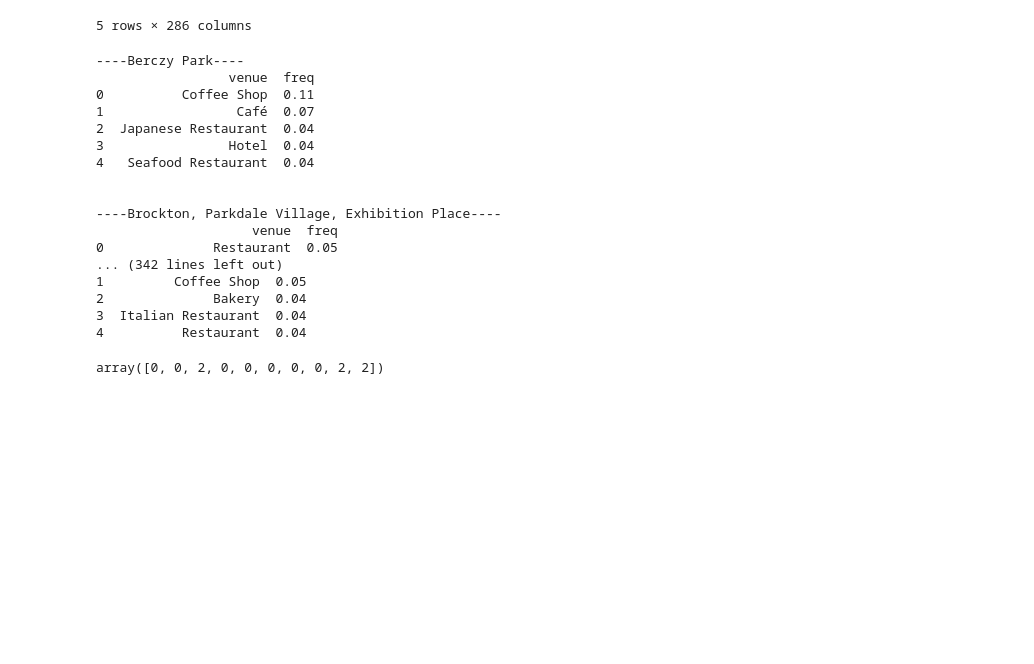
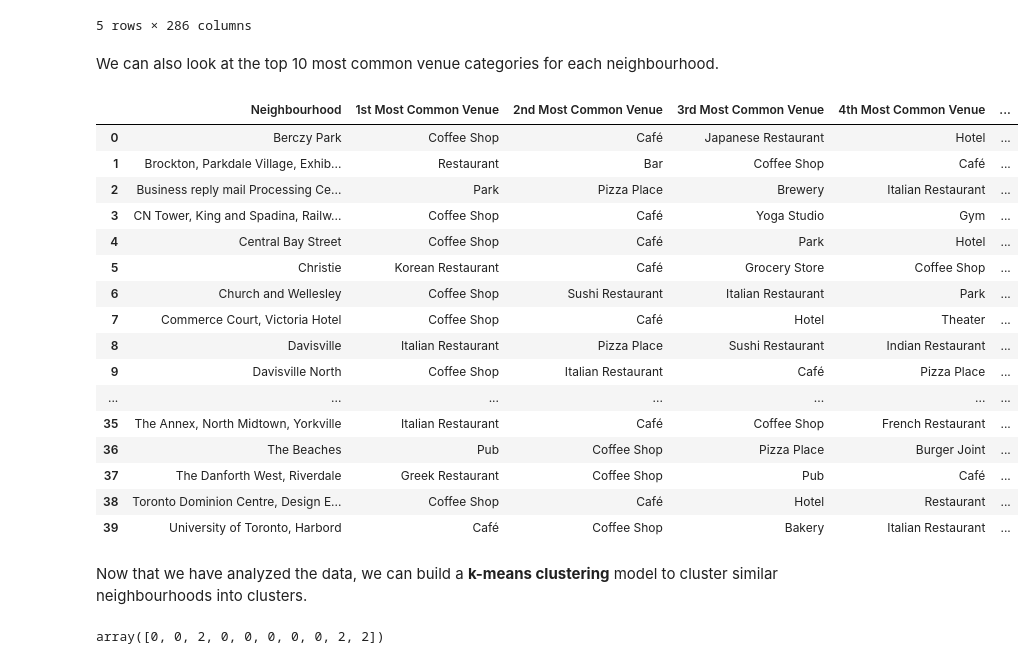
Before and after one commit to sinhars/Coursera_Capstone, a Jupyter notebook: capstone_project_week3.ipynb, the cells around one changed output. Drawn from its saved outputs; the diff is of its cells as text; code cells hidden in the pictures; blank space fills up the shorter version.

```diff
--- a/capstone_project_week3.ipynb
+++ b/capstone_project_week3.ipynb
@@ -155,14 +160,26 @@ The geograpical coordinate of Toronta are 43.6534817, -79.3839347.
+# %%
+# Simple function that returns a dictionary of colors for each value in the variable list
+def getRangeOfColors(varList):
+    numColors = len(varList)
+    x = np.arange(numColors)
+    ys = [i + x + (i*x)**2 for i in range(numColors)]
+    colorsArray = cm.rainbow(np.linspace(0, 1, len(ys)))
+    rainbow = {}
+    for i in range(numColors):
+        rainbow[varList[i]] = colors.rgb2hex(colorsArray[i])
+    return (rainbow)
 # %%
-fig = folium.Figure(width=800, height=600)
+rainbow = getRangeOfColors(torontoData["Borough"].unique())
+fig = folium.Figure(width=800, height=500)
 
 # create map of Toronto using latitude and longitude values
 mapToronto = folium.Map(location=[torontoLatitude, torontoLongitude], zoom_start=11, control_scale = True)
 
 # add markers to map
-for lat, lng, borough, neigh in zip(torontoData['Latitude'], torontoData['Longitude'], torontoData['Borough'], torontoData['Neighbourhood']):
+for lat, lng, borough, neigh in zip(torontoData["Latitude"], torontoData["Longitude"], torontoData["Borough"], torontoData["Neighbourhood"]):
     label = '{}, {}'.format(neigh, borough)
     label = folium.Popup(label, parse_html=True)
-    folium.Circle([lat, lng], radius=1000, popup=label, color='none', fill=True, fill_color='#3186cc', fill_opacity=0.5, parse_html=False).add_to(mapToronto)
+    folium.Circle([lat, lng], radius=1000, popup=label, color="none", fill=True, fill_color=rainbow[borough], fill_opacity=0.7, parse_html=False).add_to(mapToronto)
 
 fig.add_child(mapToronto)
 fig
@@ -289,36 +318,8 @@ venuesGrouped.head()
 | 3 | CN Tower, King and Spadina, Railw... | 0.00 | 0.0 | 0.0 | 0.0 | 0.0 | ... |
 | 4 | Central Bay Street | 0.00 | 0.0 | 0.0 | 0.0 | 0.0 | ... |
 5 rows × 286 columns
-# %%
-numTopVenues = 5
-
-for hood in venuesGrouped["Neighbourhood"]:
-    print("----" + hood + "----")
-    temp = venuesGrouped[venuesGrouped["Neighbourhood"] == hood].T.reset_index()
-    temp.columns = ["venue", "freq"]
-    temp = temp.iloc[1:]
-    temp["freq"] = temp["freq"].astype(float)
-    temp = temp.round({"freq": 2})
-    print(temp.sort_values("freq", ascending=False).reset_index(drop=True).head(numTopVenues))
-    print("\n")
-# %% [output]
-----Berczy Park----
-                 venue  freq
-0          Coffee Shop  0.11
-1                 Café  0.07
-2  Japanese Restaurant  0.04
-3                Hotel  0.04
-4   Seafood Restaurant  0.04
-
-
-----Brockton, Parkdale Village, Exhibition Place----
-                    venue  freq
-0              Restaurant  0.05
-... (342 lines left out)
-1         Coffee Shop  0.05
-2              Bakery  0.04
-3  Italian Restaurant  0.04
-4          Restaurant  0.04
+# %% [markdown]
+We can also look at the top 10 most common venue categories for each neighbourhood.
 # %%
 def getMostCommonVenues(row, numTopVenues):
     rowCategories = row.iloc[1:]
@@ -327,18 +328,40 @@ def getMostCommonVenues(row, numTopVenues):
 # %%
 numTopVenues = 10
 indicators = ["st", "nd", "rd"]
 columns = ["Neighbourhood"]
 for ind in np.arange(numTopVenues):
     try:
         columns.append("{}{} Most Common Venue".format(ind+1, indicators[ind]))
     except:
         columns.append("{}th Most Common Venue".format(ind+1))
 
 neighVenuesSorted = pd.DataFrame(columns=columns)
 neighVenuesSorted["Neighbourhood"] = venuesGrouped["Neighbourhood"]
 
 for ind in np.arange(venuesGrouped.shape[0]):
     neighVenuesSorted.iloc[ind, 1:] = getMostCommonVenues(venuesGrouped.iloc[ind, :], numTopVenues)
+
+neighVenuesSorted
+# %% [output]
+|  | Neighbourhood | 1st Most Common Venue | 2nd Most Common Venue | 3rd Most Common Venue | 4th Most Common Venue | ... |
+| 0 | Berczy Park | Coffee Shop | Café | Japanese Restaurant | Hotel | ... |
+| 1 | Brockton, Parkdale Village, Exhib... | Restaurant | Bar | Coffee Shop | Café | ... |
+| 2 | Business reply mail Processing Ce... | Park | Pizza Place | Brewery | Italian Restaurant | ... |
+| 3 | CN Tower, King and Spadina, Railw... | Coffee Shop | Café | Yoga Studio | Gym | ... |
+| 4 | Central Bay Street | Coffee Shop | Café | Park | Hotel | ... |
+| 5 | Christie | Korean Restaurant | Café | Grocery Store | Coffee Shop | ... |
+| 6 | Church and Wellesley | Coffee Shop | Sushi Restaurant | Italian Restaurant | Park | ... |
+| 7 | Commerce Court, Victoria Hotel | Coffee Shop | Café | Hotel | Theater | ... |
+| 8 | Davisville | Italian Restaurant | Pizza Place | Sushi Restaurant | Indian Restaurant | ... |
+| 9 | Davisville North | Coffee Shop | Italian Restaurant | Café | Pizza Place | ... |
+| ... | ... | ... | ... | ... | ... | ... |
+| 35 | The Annex, North Midtown, Yorkville | Italian Restaurant | Café | Coffee Shop | French Restaurant | ... |
+| 36 | The Beaches | Pub | Coffee Shop | Pizza Place | Burger Joint | ... |
+| 37 | The Danforth West, Riverdale | Greek Restaurant | Coffee Shop | Pub | Café | ... |
+| 38 | Toronto Dominion Centre, Design E... | Coffee Shop | Café | Hotel | Restaurant | ... |
+| 39 | University of Toronto, Harbord | Café | Coffee Shop | Bakery | Italian Restaurant | ... |
+# %% [markdown]
+Now that we have analyzed the data, we can build a **k-means clustering** model to cluster similar neighbourhoods into clusters.
 # %%
 # set number of clusters
 kclusters = 5
```
Also changed, not shown: parts of 13 cells of this notebook.
